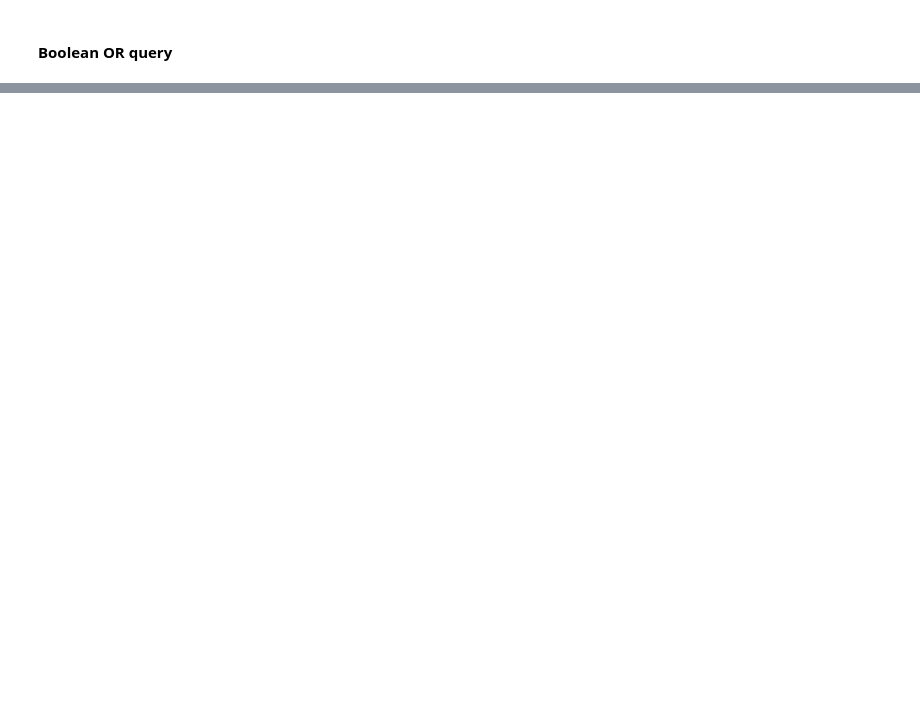
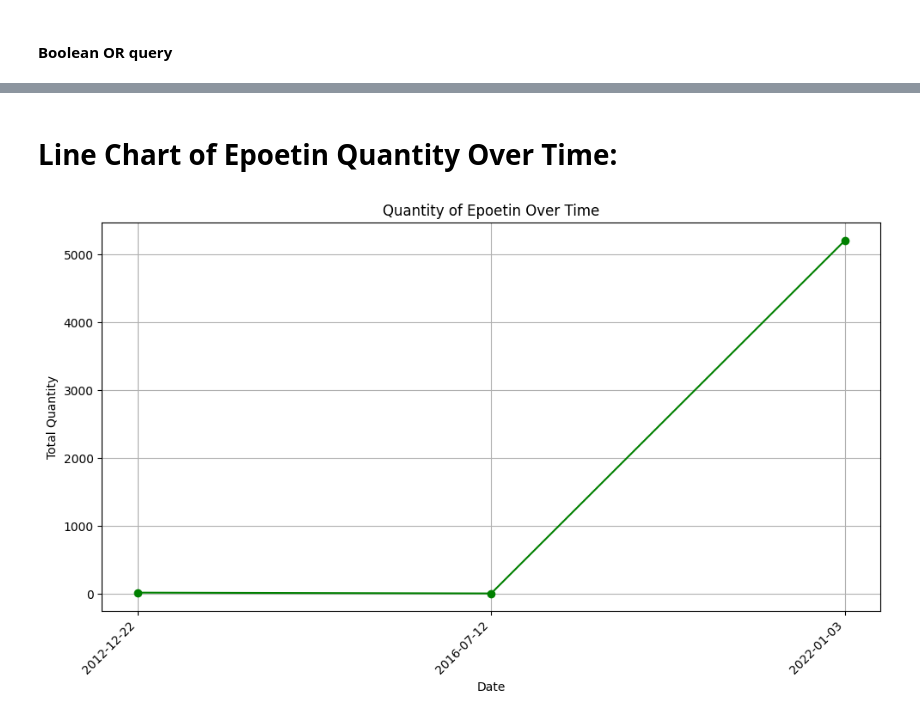
Before and after one commit to nainesh-20/MediTrack, a Jupyter notebook: database.ipynb, the cells around one changed output, grey strips where cells are left out. Drawn from its saved outputs; the diff is of its cells as text; code cells hidden in the pictures; blank space fills up the shorter version.

```diff
--- a/database.ipynb
+++ b/database.ipynb
@@ -318,0 +643,33 @@ for r in db.find({'or':[{'businessname': 'HARTIG DRUG CO CORP'},{'businessname':
+# %% [markdown]
+# Line Chart of Epoetin Quantity Over Time:
+# %%
+#sdb
+
+supply_name = "Epoetin"
+
+pipeline_supply_quantity_over_time = [
+    {"$match": {"supplieslist": supply_name}},
+    {"$group": {"_id": {"$dateToString": {"format": "%Y-%m-%d", "date": "$Date_Purchased"}}, "total_quantity": {"$sum": "$Quantity"}}},
+    {"$sort": {"_id": 1}}
+]
+
+supply_quantity_over_time_result = db.aggregate(pipeline_supply_quantity_over_time)
+
+dates = []
+quantities = []
+
+for result in supply_quantity_over_time_result:
+    dates.append(result['_id'])
+    quantities.append(result['total_quantity'])
+
+plt.figure(figsize=(10, 6))
+plt.plot(dates, quantities, marker='o', color='green', linestyle='-')
+plt.xlabel('Date')
+plt.ylabel('Total Quantity')
+plt.title('Quantity of {} Over Time'.format(supply_name))
+plt.xticks(rotation=45, ha='right')
+plt.tight_layout()
+plt.grid(True)
+plt.show()
+# %% [output]
+[figure, added]
```
Also changed, not shown: parts of 36 cells of this notebook.
